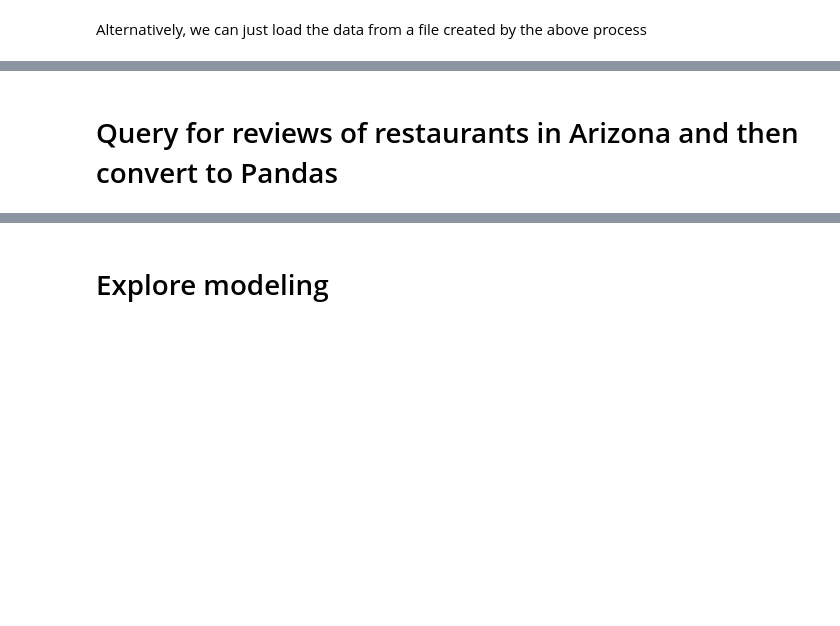
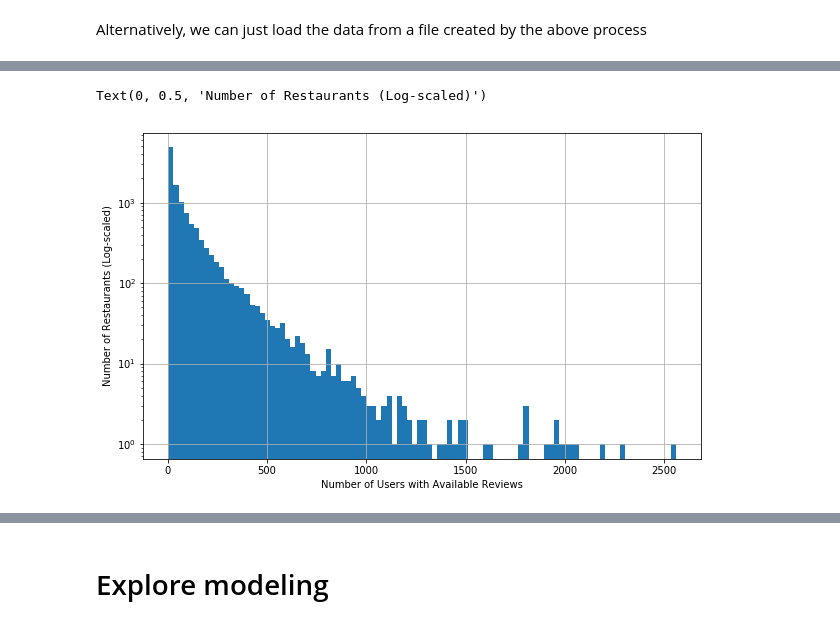
Before and after one commit to mtylerpreston/your_community_eatery, a Jupyter notebook: initial_eda.ipynb, the cells around one changed output, grey strips where cells are left out. Cells and saved outputs as stored; diff of their text form; code cells hidden in the pictures; blank space fills up the shorter version.

```diff
--- a/initial_eda.ipynb
+++ b/initial_eda.ipynb
@@ -149,5 +148,0 @@ bus_review_df.sample(1)
-# %%
-# What is the distribution of ratings per restaurant and ratings per user?
-bus_review_df =
-# %% [markdown]
-# Query for reviews of restaurants in Arizona and then convert to Pandas
@@ -163,3 +148,0 @@ business_df = business_df.filter((business_df.state == 'AZ') &
-# %%
-# Join business and review df's
-bus_review_df = review_df.join(business_df, review_df.business_id == business_df.business_id, how='left')
@@ -170,0 +149,12 @@ bus_review_df = review_df.join(business_df, review_df.business_id == business_df
+# %%
+# What is the distribution of users per restaurant and ratings per user?
+groups = bus_review_df.groupby('business_id')
+ax = groups.user_id.nunique().hist(bins = 100, figsize = (10, 6))
+ax.set_yscale('log')
+ax.set_xlabel('Number of Users with Available Reviews')
+ax.set_ylabel('Number of Restaurants (Log-scaled)')
+# The number of users who reviewed each restaurant restaurant is exponentially distributed throughout
+# the restaurants in AZ.
+# %% [output]
+Text(0, 0.5, 'Number of Restaurants (Log-scaled)')
+[figure, added]
```
Also changed, not shown: parts of 14 cells of this notebook, 1 other file.
